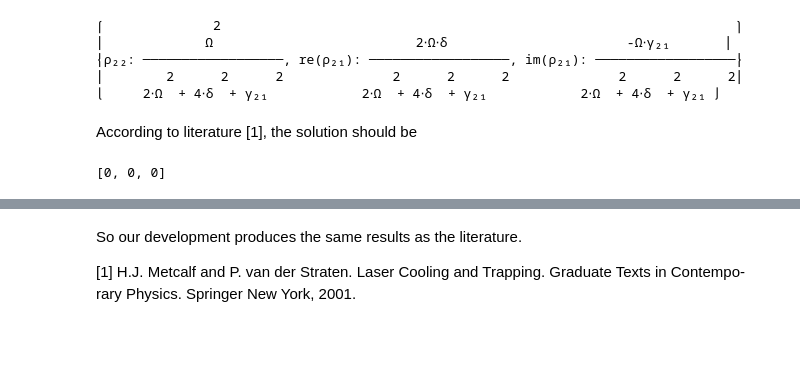
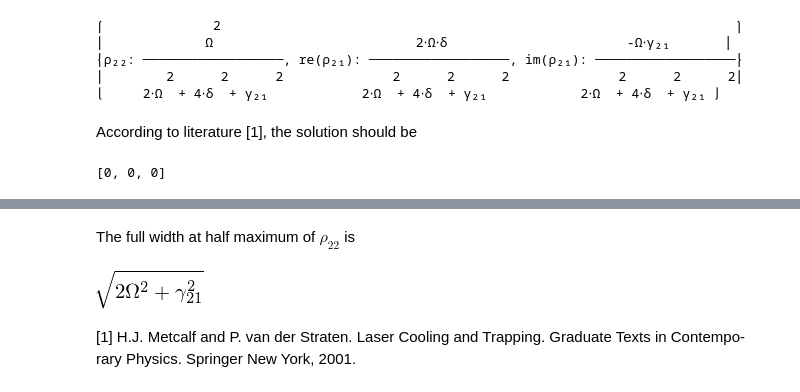
Before and after one commit to oscarlazoarjona/fast, a Jupyter notebook: fast-1.0/fast/notebooks/5 - Two level atom (symbolic).ipynb, the cells around one changed output, grey strips where cells are left out. Saved outputs shown, nothing was run; the diff lists cells and outputs as text; code cells hidden in the pictures; blank space fills up the shorter version.

```diff
--- a/fast-1.0/fast/notebooks/5 - Two level atom (symbolic).ipynb
+++ b/fast-1.0/fast/notebooks/5 - Two level atom (symbolic).ipynb
@@ -677,5 +694,11 @@ pprint( [ sol[rho[1,1]]-rerho22, sol[re(rho[1,0])]-rerho21, sol[im(rho[1,0])]-im
+# %% [markdown]
+The full width at half maximum of $\rho_{22}$ is
+# %%
+hm1,hm2=solve(sol[rho[1,1]]-sol[rho[1,1]].subs({delta:0})/2,delta)
+FWHM=hm2-hm1
+FWHM
+# %% [output]
+[figure, added]
 # %% [markdown]
-So our development produces the same results as the literature.
-
 [1]  H.J. Metcalf and P. van der Straten. Laser Cooling and Trapping. Graduate Texts in Contempo-
 rary Physics. Springer New York, 2001.
```
Also changed, not shown: parts of 6 cells of this notebook.
